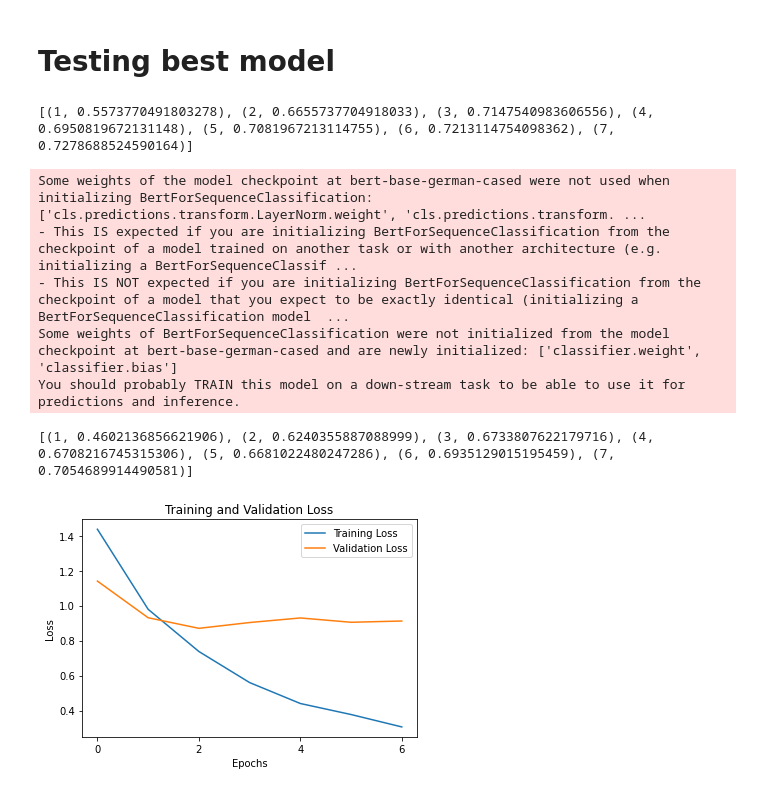
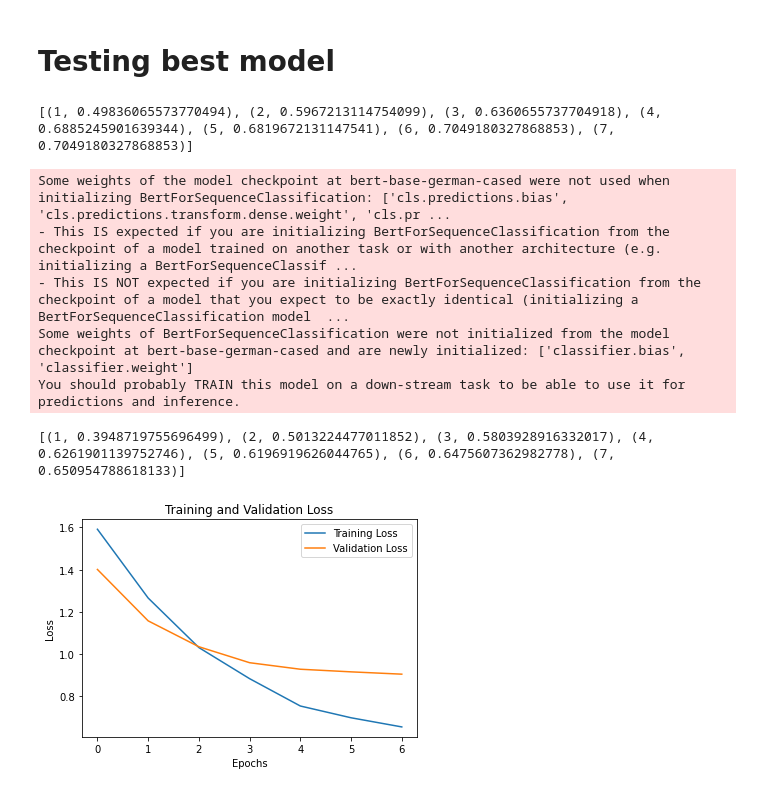
Before and after one commit to Mohamednajdawi/Models-on-Kaggle, a Jupyter notebook: fork-of-text-classification-using-bert.ipynb, the cells around one changed output. Saved outputs shown, nothing was run; the diff lists cells and outputs as text; code cells hidden in the pictures.

Commit message:
Kaggle Notebook | Fork of Text Classification using BERT | Version 85

```diff
--- a/fork-of-text-classification-using-bert.ipynb
+++ b/fork-of-text-classification-using-bert.ipynb
@@ -17,9 +17,9 @@ from sklearn.metrics import f1_score
 # %%
 pre_trained = "bert-base-german-cased"
 epochs = 7
-batch_size = 32
-drop_out = 0.2
-learning_rate = 3e-5
+batch_size = 46
+drop_out = 0.1
+learning_rate = 1e-5
 # %% [markdown]
 # DataSet
 # %%
@@ -291,40 +291,40 @@ for i in range(epochs):
     total_acc.append((i+1, accuracy))
 print(total_acc)
 # %% [output]
-[(1, 0.5573770491803278), (2, 0.6655737704918033), (3, 0.7147540983606556), (4, 0.6950819672131148), (5, 0.7081967213114755), (6, 0.7213114754098362), (7, 0.7278688524590164)]
+[(1, 0.49836065573770494), (2, 0.5967213114754099), (3, 0.6360655737704918), (4, 0.6885245901639344), (5, 0.6819672131147541), (6, 0.7049180327868853), (7, 0.7049180327868853)]
-Some weights of the model checkpoint at bert-base-german-cased were not used when initializing BertForSequenceClassification: ['cls.predictions.transform.LayerNorm.weight', 'cls.predictions.transform. ...
+Some weights of the model checkpoint at bert-base-german-cased were not used when initializing BertForSequenceClassification: ['cls.predictions.bias', 'cls.predictions.transform.dense.weight', 'cls.pr ...
 - This IS expected if you are initializing BertForSequenceClassification from the checkpoint of a model trained on another task or with another architecture (e.g. initializing a BertForSequenceClassif ...
 - This IS NOT expected if you are initializing BertForSequenceClassification from the checkpoint of a model that you expect to be exactly identical (initializing a BertForSequenceClassification model  ...
-Some weights of BertForSequenceClassification were not initialized from the model checkpoint at bert-base-german-cased and are newly initialized: ['classifier.weight', 'classifier.bias']
+Some weights of BertForSequenceClassification were not initialized from the model checkpoint at bert-base-german-cased and are newly initialized: ['classifier.bias', 'classifier.weight']
 You should probably TRAIN this model on a down-stream task to be able to use it for predictions and inference.
-[(1, 0.4602136856621906), (2, 0.6240355887088999), (3, 0.6733807622179716), (4, 0.6708216745315306), (5, 0.6681022480247286), (6, 0.6935129015195459), (7, 0.7054689914490581)]
+[(1, 0.3948719755696499), (2, 0.5013224477011852), (3, 0.5803928916332017), (4, 0.6261901139752746), (5, 0.6196919626044765), (6, 0.6475607362982778), (7, 0.650954788618133)]
 # %%
 from matplotlib.pylab import plt
 from numpy import arange
 
 
 # Retrieve each dictionary's values
 train_values = train_loss_dict.values()
 val_values = val_loss_dict.values()
 
 # Generate a sequence of integers to represent the epoch numbers
 epochs_range = range(0, epochs)
 
 
 # Plot and label the training and validation loss values
 plt.plot(epochs_range, train_values, label='Training Loss')
 plt.plot(epochs_range, val_values, label='Validation Loss')
 
 # Add in a title and axes labels
 plt.title('Training and Validation Loss')
 plt.xlabel('Epochs')
 plt.ylabel('Loss')
 
 # Set the tick locations
-plt.xticks(arange(0, epochs, 2))
+plt.xticks(arange(0, epochs, 1))
 
 # Display the plot
 plt.legend(loc='best')
 plt.show()
 # %% [output]
-[figure, old version]
+[figure, new version]
```
Also changed, not shown: parts of 2 cells of this notebook.
